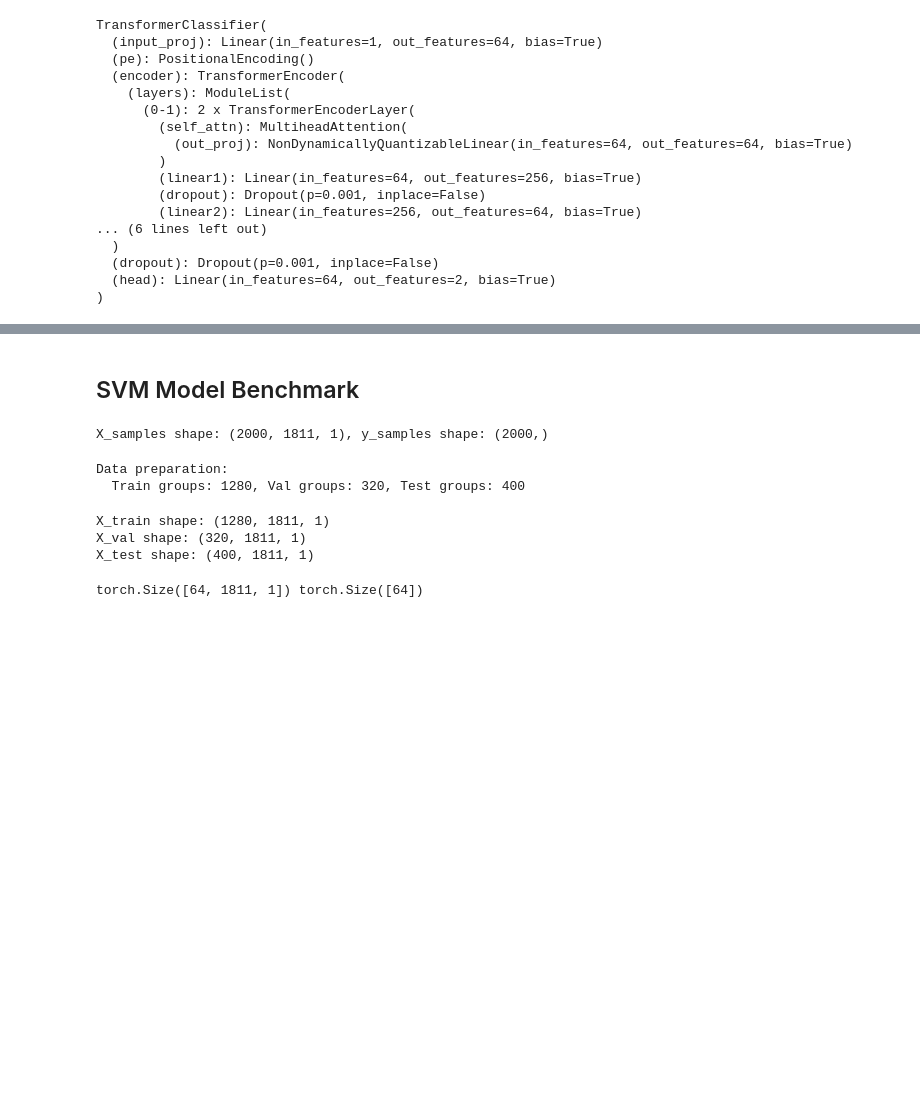
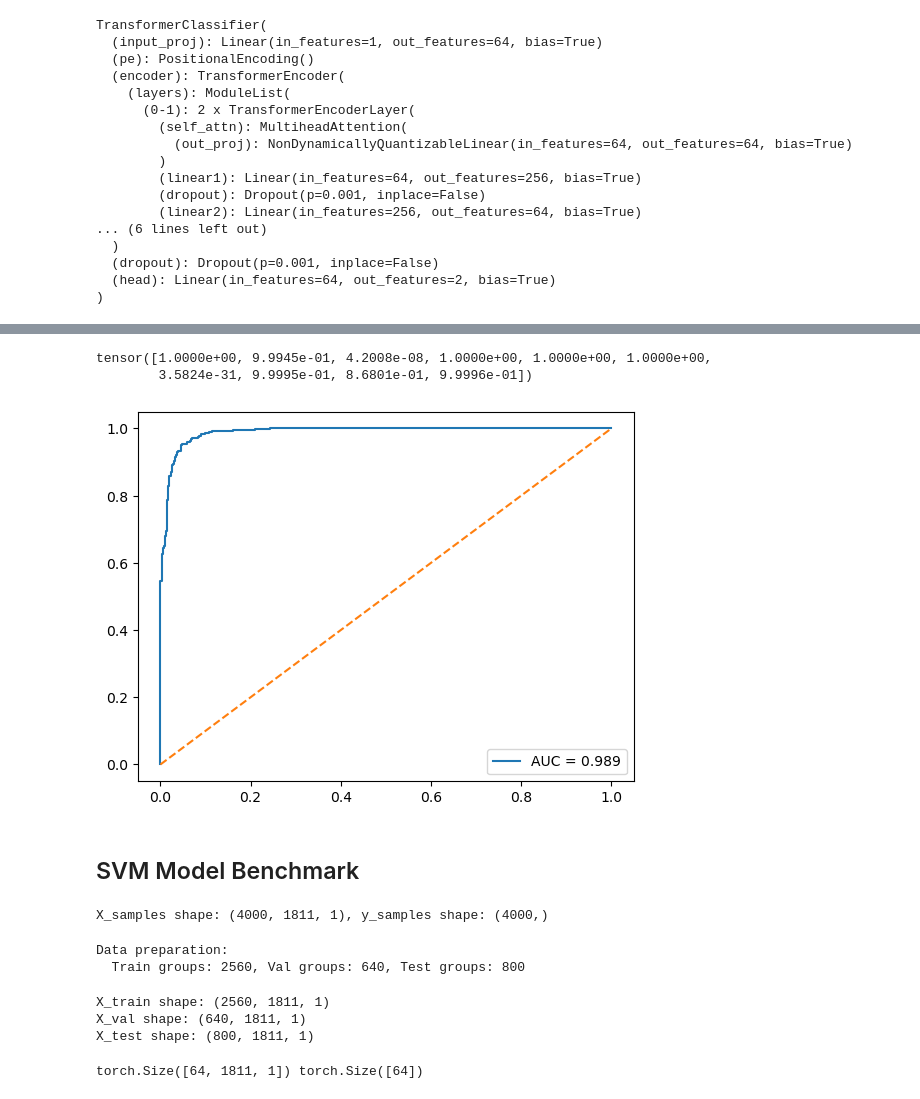
Before and after one commit to GrignardReagent/SSA, a Jupyter notebook: experiments/EXP-25-IY011/IY011_contrastive_learning_model_training_1.ipynb, the cells around one changed output, grey strips where cells are left out. Saved outputs shown, nothing was run; the diff lists cells and outputs as text; code cells hidden in the pictures; blank space fills up the shorter version.

```diff
--- a/experiments/EXP-25-IY011/IY011_contrastive_learning_model_training_1.ipynb
+++ b/experiments/EXP-25-IY011/IY011_contrastive_learning_model_training_1.ipynb
@@ -57,7 +52,7 @@ time_points = np.arange(0, 3000, 1.0)
 size = 1000
 # %%
 num_traj = 500
-NUM_GROUPS = 2 # a pair: 1 pos, 1 neg
+NUM_GROUPS = 8 # a pair: 1 pos, 1 neg
 groups = build_groups(TRAJ_NPZ_PATH, num_groups=NUM_GROUPS, num_traj=num_traj) # list of tuples (X, y)
 # %% [markdown]
 ## Data Prep
@@ -478,3 +308,46 @@ Run summary:
+# %%
+# predict probabilities on test set
+from training.eval import predict_proba, _compute_probabilities
+probs, targets = predict_proba(model, test_loader, loss_fn, device)
+# %%
+model.eval()
+all_probs = []
+all_targets = []
+
+with torch.no_grad():
+    for X, y in test_loader:
+        X = X.to(device)
+        y = y.to(device)
+
+        logits = model(X)                               # raw logits
+        probs = _compute_probabilities(logits, loss_fn) # (0,1)
+
+        all_probs.append(probs.cpu())
+        all_targets.append(y.cpu())
+
+all_probs = torch.cat(all_probs)
+all_targets = torch.cat(all_targets)
+
+print(all_probs[:10])
+# %% [output]
+tensor([1.0000e+00, 9.9945e-01, 4.2008e-08, 1.0000e+00, 1.0000e+00, 1.0000e+00,
+        3.5824e-31, 9.9995e-01, 8.6801e-01, 9.9996e-01])
+# %%
+from sklearn.metrics import roc_curve, auc
+import matplotlib.pyplot as plt
+
+probs = all_probs.numpy()
+targets = all_targets.numpy()
+
+fpr, tpr, _ = roc_curve(targets, probs)
+roc_auc = auc(fpr, tpr)
+
+plt.plot(fpr, tpr, label=f"AUC = {roc_auc:.3f}")
+plt.plot([0, 1], [0, 1], linestyle='--')
+plt.legend()
+plt.show()
+# %% [output]
+[figure, added]
 # %% [markdown]
 ## SVM Model Benchmark
 # %%
@@ -490,7 +363,7 @@ X_samples = np.stack(X_samples, 0)      # (N_samples, seq_len, 1)
 y_samples = np.array(y_samples)
 print(f'X_samples shape: {X_samples.shape}, y_samples shape: {y_samples.shape}')
 # %% [output]
-X_samples shape: (2000, 1811, 1), y_samples shape: (2000,)
+X_samples shape: (4000, 1811, 1), y_samples shape: (4000,)
 # %%
 # # Train/val/test with stratify on group label
 X_train, X_test, y_train, y_test = train_test_split(
@@ -504,7 +377,7 @@ print("Data preparation:")
 print(f"  Train groups: {len(y_train)}, Val groups: {len(y_val)}, Test groups: {len(y_test)}")
 # %% [output]
 Data preparation:
-  Train groups: 1280, Val groups: 320, Test groups: 400
+  Train groups: 2560, Val groups: 640, Test groups: 800
 # %%
 # === Standardise features (across time*batch, per-channel) ===
 scaler = StandardScaler()
@@ -533,9 +406,9 @@ print("X_train shape:", X_train.shape)
 print("X_val shape:", X_val.shape)
 print("X_test shape:", X_test.shape)
 # %% [output]
-X_train shape: (1280, 1811, 1)
-X_val shape: (320, 1811, 1)
-X_test shape: (400, 1811, 1)
+X_train shape: (2560, 1811, 1)
+X_val shape: (640, 1811, 1)
+X_test shape: (800, 1811, 1)
 # %%
 # Torch loaders
 batch_size = 64
```
Also changed, not shown: parts of 12 cells of this notebook, 1 other file.
